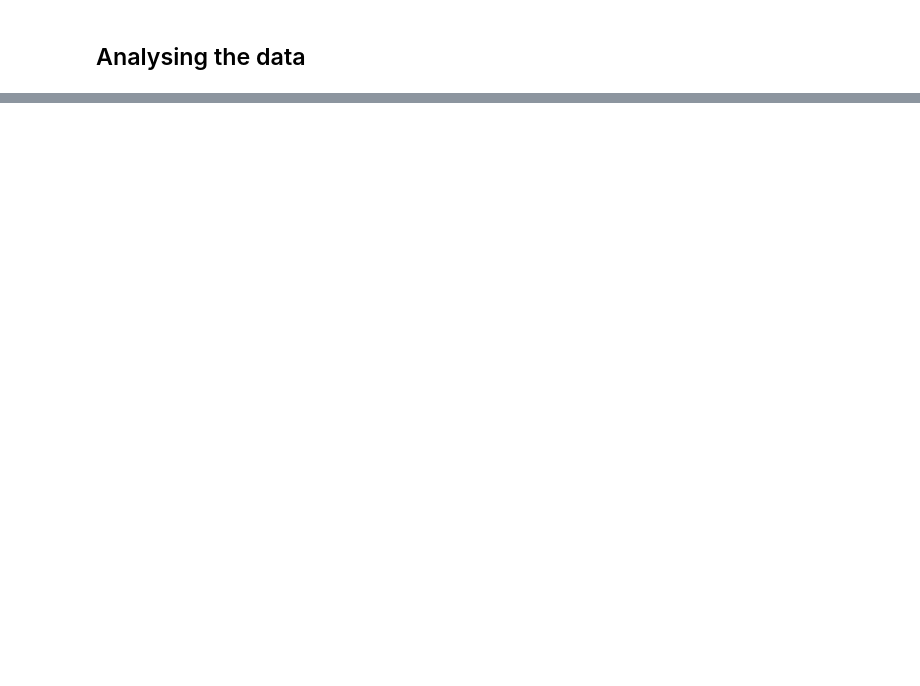
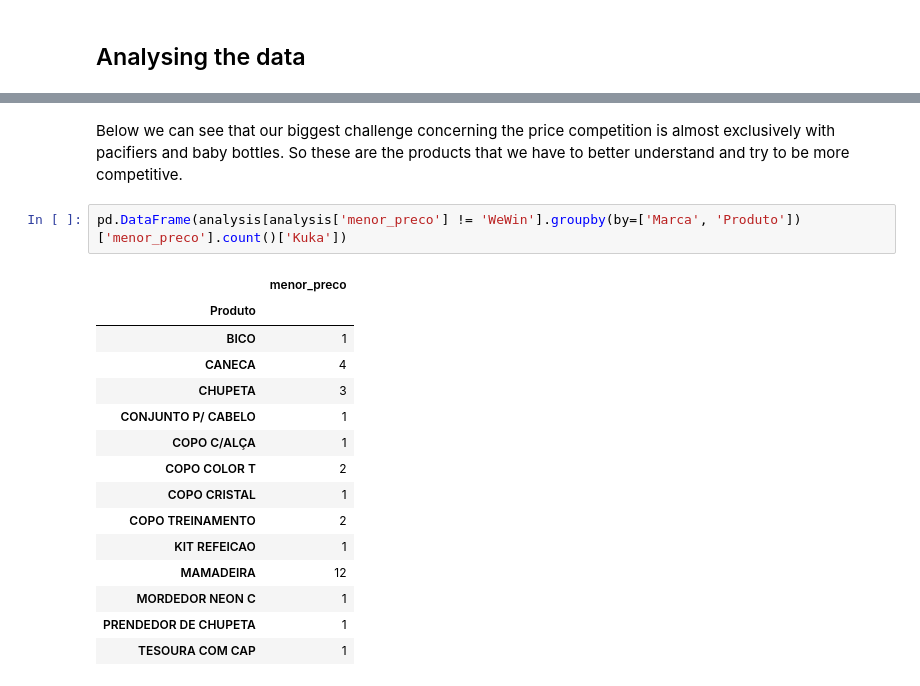
Before and after one commit to Joaosantos19/Competition-Price-Research, a Jupyter notebook: Data Analysis.ipynb, the cells around one changed output, grey strips where cells are left out. Saved outputs shown, nothing was run; the diff lists cells and outputs as text; blank space fills up the shorter version.

```diff
--- a/Data Analysis.ipynb
+++ b/Data Analysis.ipynb
@@ -110,0 +296,20 @@ notnull: 100.00%
+# %% [markdown]
+Below we can see that our biggest challenge concerning the price competition is almost exclusively with pacifiers and baby bottles. So these are the products that we have to better understand and try to be more competitive.
+# %%
+pd.DataFrame(analysis[analysis['menor_preco'] != 'WeWin'].groupby(by=['Marca', 'Produto'])['menor_preco'].count()['Kuka'])
+# %% [output]
+|  | menor_preco |
+| Produto |  |
+| BICO | 1 |
+| CANECA | 4 |
+| CHUPETA | 3 |
+| CONJUNTO P/ CABELO | 1 |
+| COPO C/ALÇA | 1 |
+| COPO COLOR T | 2 |
+| COPO CRISTAL | 1 |
+| COPO TREINAMENTO | 2 |
+| KIT REFEICAO | 1 |
+| MAMADEIRA | 12 |
+| MORDEDOR NEON C | 1 |
+| PRENDEDOR DE CHUPETA | 1 |
+| TESOURA COM CAP | 1 |
```
Also changed, not shown: parts of 36 cells of this notebook.
